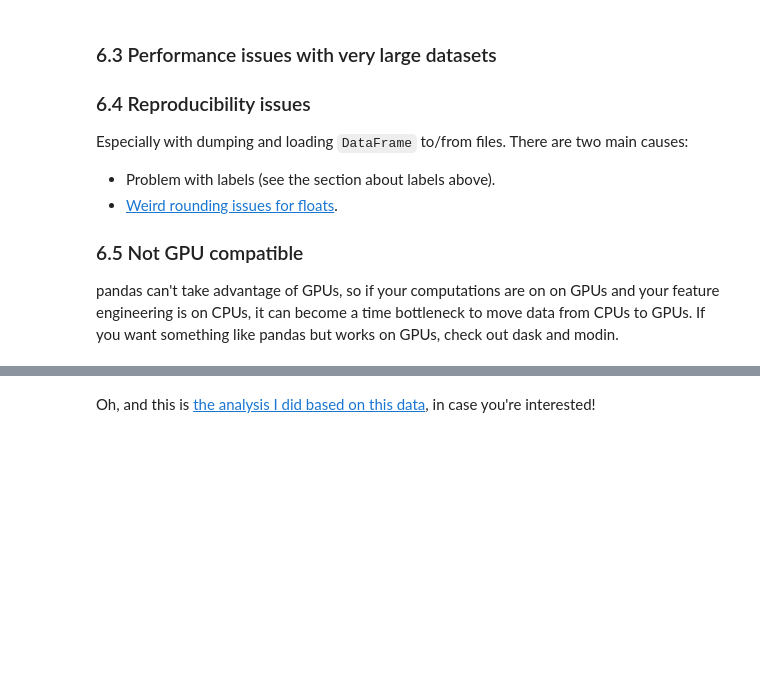
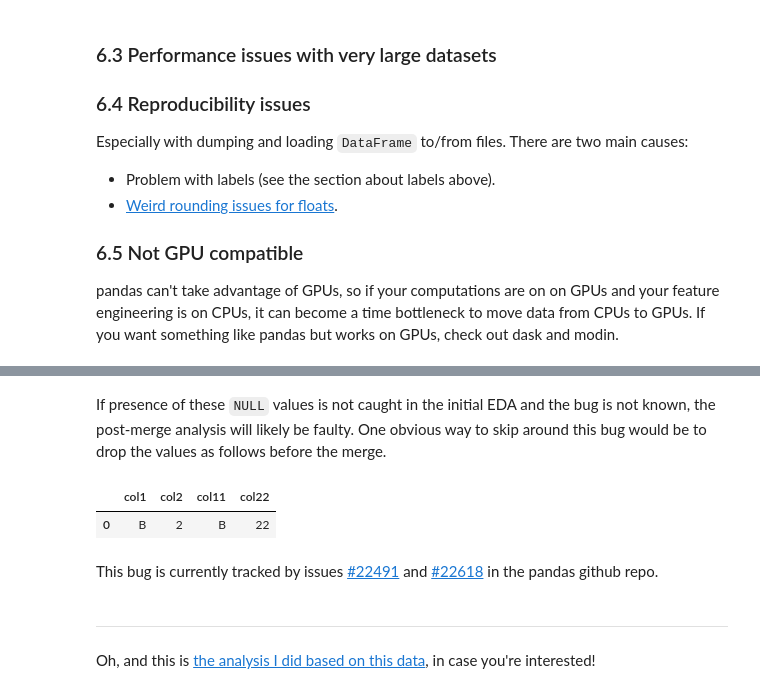
Before and after one commit to chiphuyen/just-pandas-things, a Jupyter notebook: just-pandas-things.ipynb, the cells around one changed output, grey strips where cells are left out. Cells and saved outputs as stored; diff of their text form; code cells hidden in the pictures; blank space fills up the shorter version.

```diff
--- a/just-pandas-things.ipynb
+++ b/just-pandas-things.ipynb
@@ -639,2 +670,12 @@ pandas can't take advantage of GPUs, so if your computations are on on GPUs and
+# %% [markdown]
+If presence of these `NULL` values is not caught in the initial EDA and the bug is not known, the post-merge analysis will likely be faulty. One obvious way to skip around this bug would be to drop the values as follows before the merge.
+# %%
+pd.merge(df1.dropna(subset=['col1']), df2.dropna(subset=['col11']), left_on='col1' , right_on='col11')
+# %% [output]
+|  | col1 | col2 | col11 | col22 |
+| 0 | B | 2 | B | 22 |
+# %% [markdown]
+This bug is currently tracked by issues [#22491](https://github.com/pandas-dev/pandas/issues/22491) and [#22618](https://github.com/pandas-dev/pandas/issues/22618) in the pandas github repo.
 # %% [markdown]
+---
 Oh, and this is [the analysis I did based on this data](https://huyenchip.com/2019/08/21/glassdoor-interview-reviews-tech-hiring-cultures.html), in case you're interested!
```
Also changed, not shown: parts of 10 cells of this notebook.
